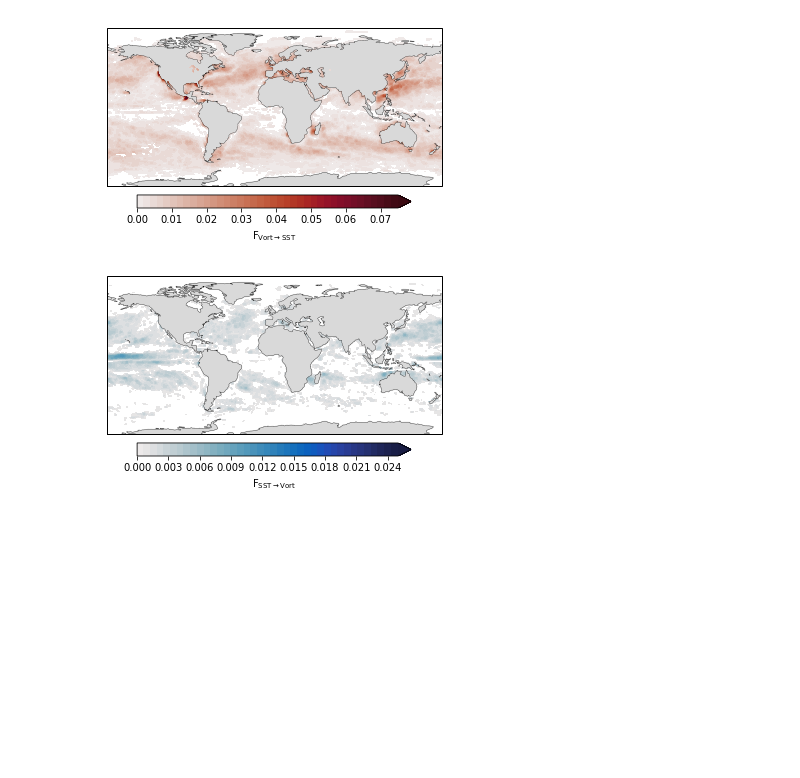
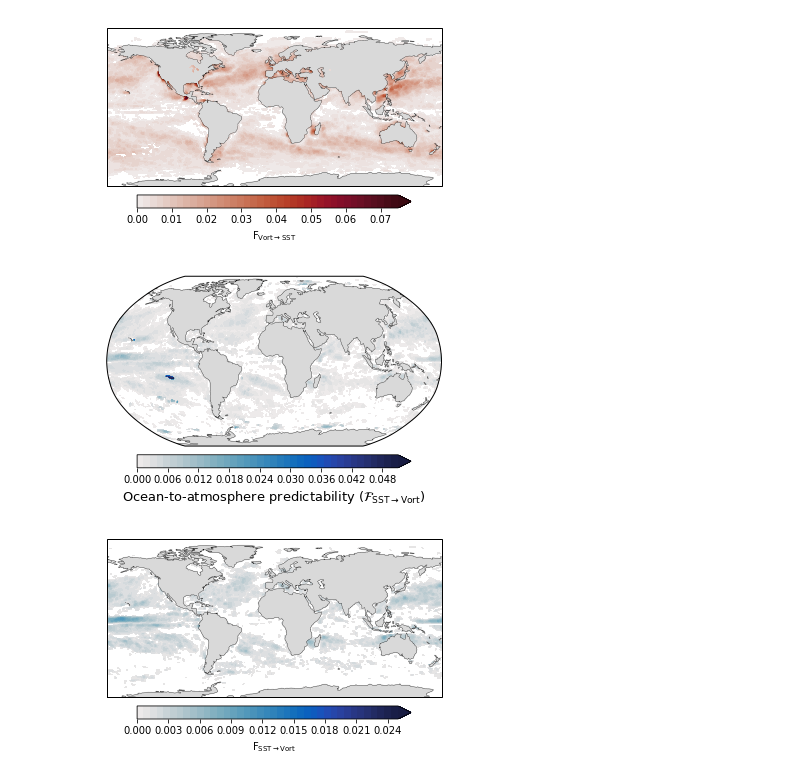
Before and after one commit to eviatarbach/predictability, a Jupyter notebook: Plots.ipynb, the cells around one changed output. Cells and saved outputs as stored; diff of their text form; code cells hidden in the pictures; blank space fills up the shorter version.

```diff
--- a/Plots.ipynb
+++ b/Plots.ipynb
@@ -195,32 +203,38 @@ plt.savefig('F_vort_to_sst_bic.pdf')
 # %%
 levels = numpy.linspace(0, 0.025, 40)
 upper_half = numpy.linspace(0.5, 1, 40)
 cmap = cmocean.cm.balance_r
 colors = cmap(upper_half)
 cmap = LinearSegmentedColormap.from_list('Upper Half', colors)
 
 plt.figure()
 ax = plt.axes(projection=ccrs.Robinson())
 ax.add_feature(cfeature.LAND, color='#D9D9D9', zorder=1)
 ax.add_feature(cfeature.COASTLINE, linewidth=0.3)
 ax.set_global()
 
 var = data1['F_sst_to_vort'][:, 0]
 var[data1['sig_sst_to_vort'][:, 0] > 0.05] = numpy.NaN
 var = numpy.ma.masked_invalid(var)
 vmin, vmax = var.min(), var.max()
-var = var.filled(fill_value=-999)
 levels = numpy.linspace(0, vmax, 40)
 
-plt.tricontourf(lon, lat, var, 100, #vmin=min(levels), vmax=max(levels),
+regridded = pyresample.kd_tree.resample_nearest(orig_def, var.flatten(), targ_def, radius_of_influence=500000,
+                                                fill_value=None).reshape([241, 480])
+
+regridded, lon_cyc = add_cyclic_point(regridded, coord=lon2)
+
+plt.contourf(lon_cyc, lat2, regridded, 100, vmin=min(levels), vmax=max(levels),
              cmap=cmap, levels=levels, transform=ccrs.PlateCarree(),
              extend='max')
 cb = plt.colorbar(orientation='horizontal', fraction=0.06, pad=0.04)
 cb.set_label(r'Ocean-to-atmosphere predictability ($\mathcal{F}_{\mathrm{SST}\rightarrow\mathrm{Vort}}$)', size=13)
 tick_locator = ticker.MaxNLocator(nbins=9)
 cb.locator = tick_locator
 cb.update_ticks()
 plt.savefig('F_sst_to_vort.pdf')
+# %% [output]
+[figure, added]
 # %%
 levels = numpy.linspace(0, 0.025, 40)
 upper_half = numpy.linspace(0.5, 1, 40)
```
Also changed, not shown: parts of 10 cells of this notebook, 8 other files.
